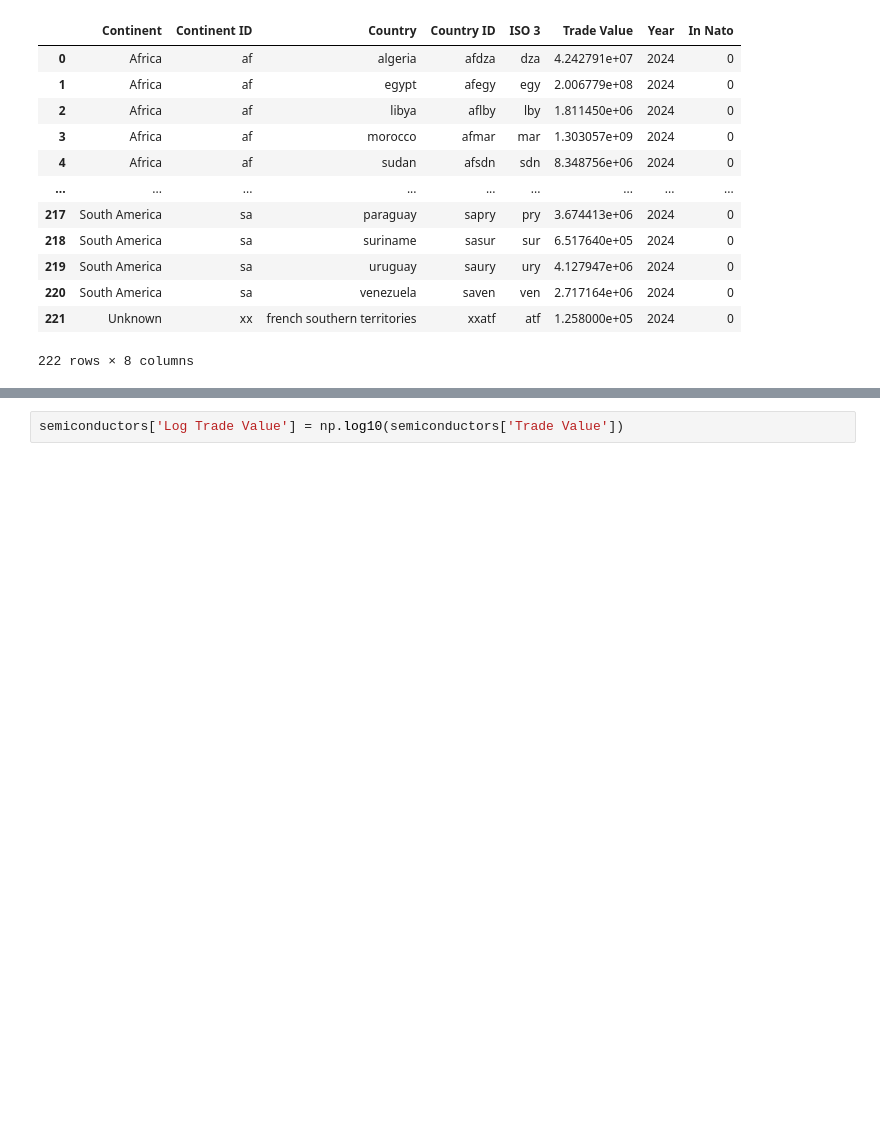
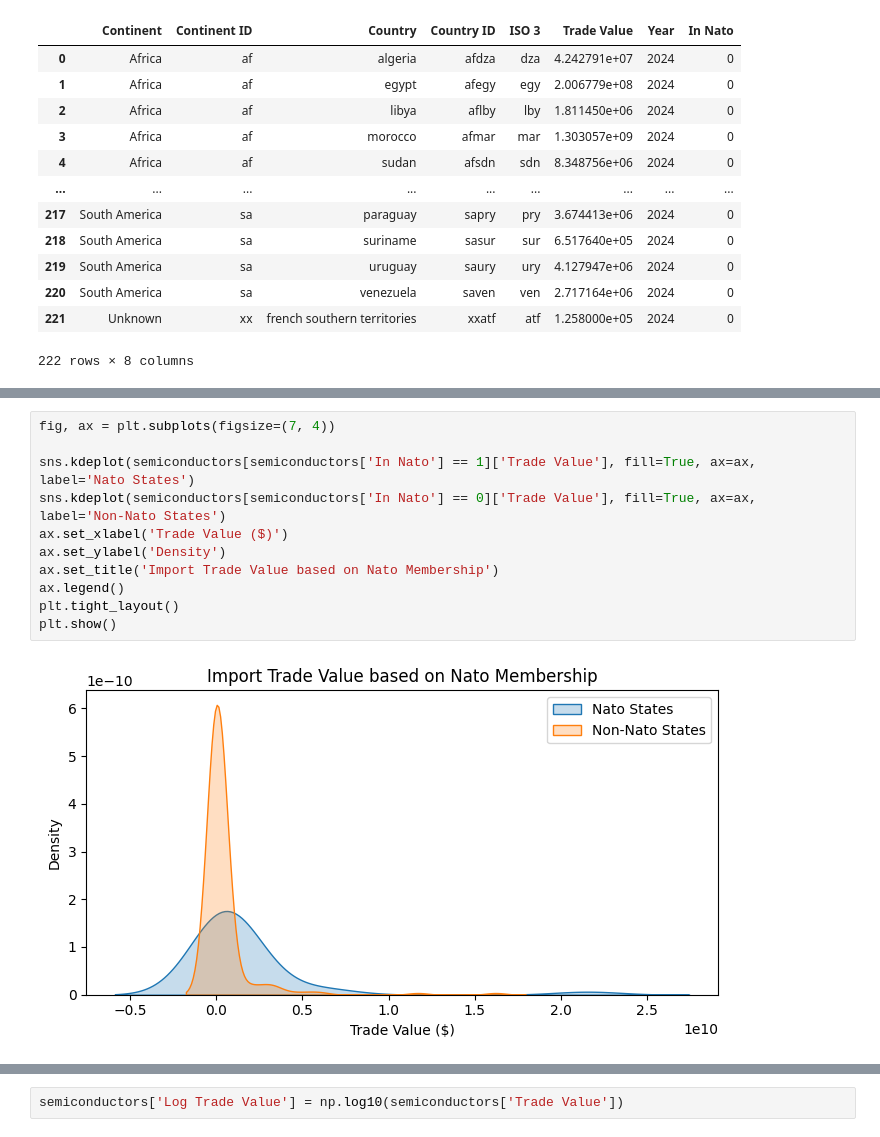
Before and after one commit to past6301/final-project-631, a Jupyter notebook: hypothesis-test-assignment.ipynb, the cells around one changed output, grey strips where cells are left out. Cells and saved outputs as stored; diff of their text form; blank space fills up the shorter version.

```diff
--- a/hypothesis-test-assignment.ipynb
+++ b/hypothesis-test-assignment.ipynb
@@ -50,0 +82,13 @@ plt.show()
+# %%
+fig, ax = plt.subplots(figsize=(7, 4))
+
+sns.kdeplot(semiconductors[semiconductors['In Nato'] == 1]['Trade Value'], fill=True, ax=ax, label='Nato States')
+sns.kdeplot(semiconductors[semiconductors['In Nato'] == 0]['Trade Value'], fill=True, ax=ax, label='Non-Nato States')
+ax.set_xlabel('Trade Value ($)')
+ax.set_ylabel('Density')
+ax.set_title('Import Trade Value based on Nato Membership')
+ax.legend()
+plt.tight_layout()
+plt.show()
+# %% [output]
+[figure, added]
```
Also changed, not shown: parts of 26 cells of this notebook, 1 other file.
